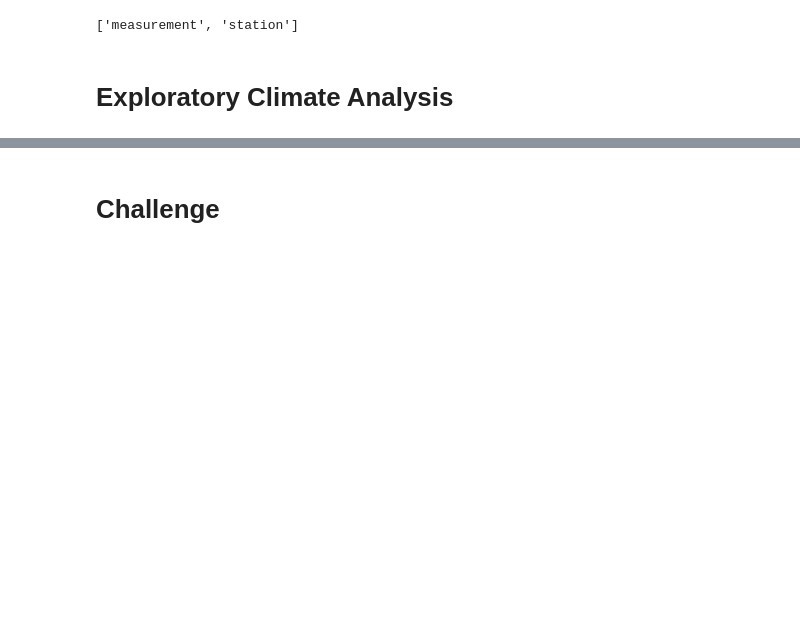
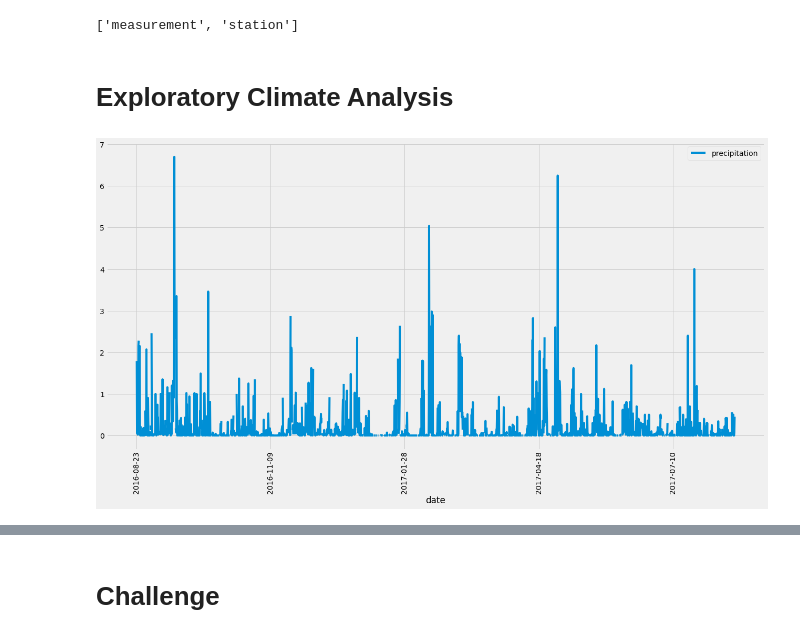
Before and after one commit to I-CV207/Surfs_up, a Jupyter notebook: climate_analysis.ipynb, the cells around one changed output, grey strips where cells are left out. Saved outputs shown, nothing was run; the diff lists cells and outputs as text; code cells hidden in the pictures; blank space fills up the shorter version.

Commit message:
Added final results

```diff
--- a/climate_analysis.ipynb
+++ b/climate_analysis.ipynb
@@ -49,15 +49,27 @@ session=Session(engine)
 # %%
 # Design a query to retrieve the last 12 months of precipitation data and plot the results.
 #Starting from the last data point in the database.
-
+origin_date=dt.date(2017,8,23)
 # Calculate the date one year from the last date in data set.
-
+prev_year=origin_date-dt.timedelta(days=365)
 # Perform a query to retrieve the data and precipitation scores
-
+#We define a new variable and use session.query wich is how we begin all of our queries in SQLAlchemy
+results=[]
+#We use 2 parameters for this session query(parameters),
+#We want to filter on the specific dates wiht .filter
+#We want to extract all of the results from thje querry and put them on a list with .all()
+results=session.query(Measurement.date, Measurement.prcp).filter(Measurement.date>=prev_year).all()
 # Save the query results as a Pandas DataFrame and set the index to the date column
+df=pd.DataFrame(results, columns=['date','precipitation'])
+df.set_index(df['date'],inplace=True)
 
 # Sort the dataframe by date
-
+df=df.sort_index()
 # Use Pandas Plotting with Matplotlib to plot the data
+df.plot(figsize=(20,10))
+plt.xticks(rotation=90)
+plt.show()
+# %% [output]
+[figure, added]
 # %%
 # Use Pandas to calcualte the summary statistics for the precipitation data
```
Also changed, not shown: parts of 8 cells of this notebook.
